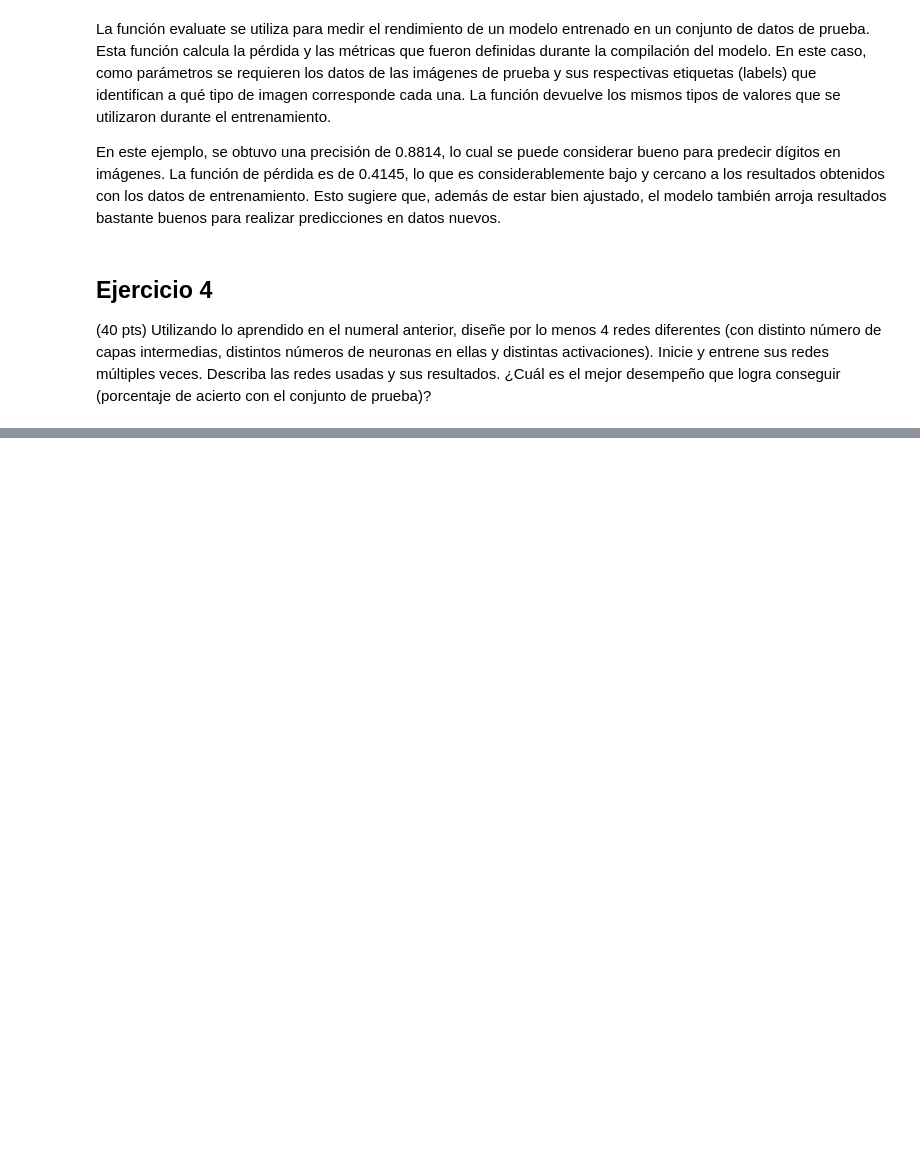
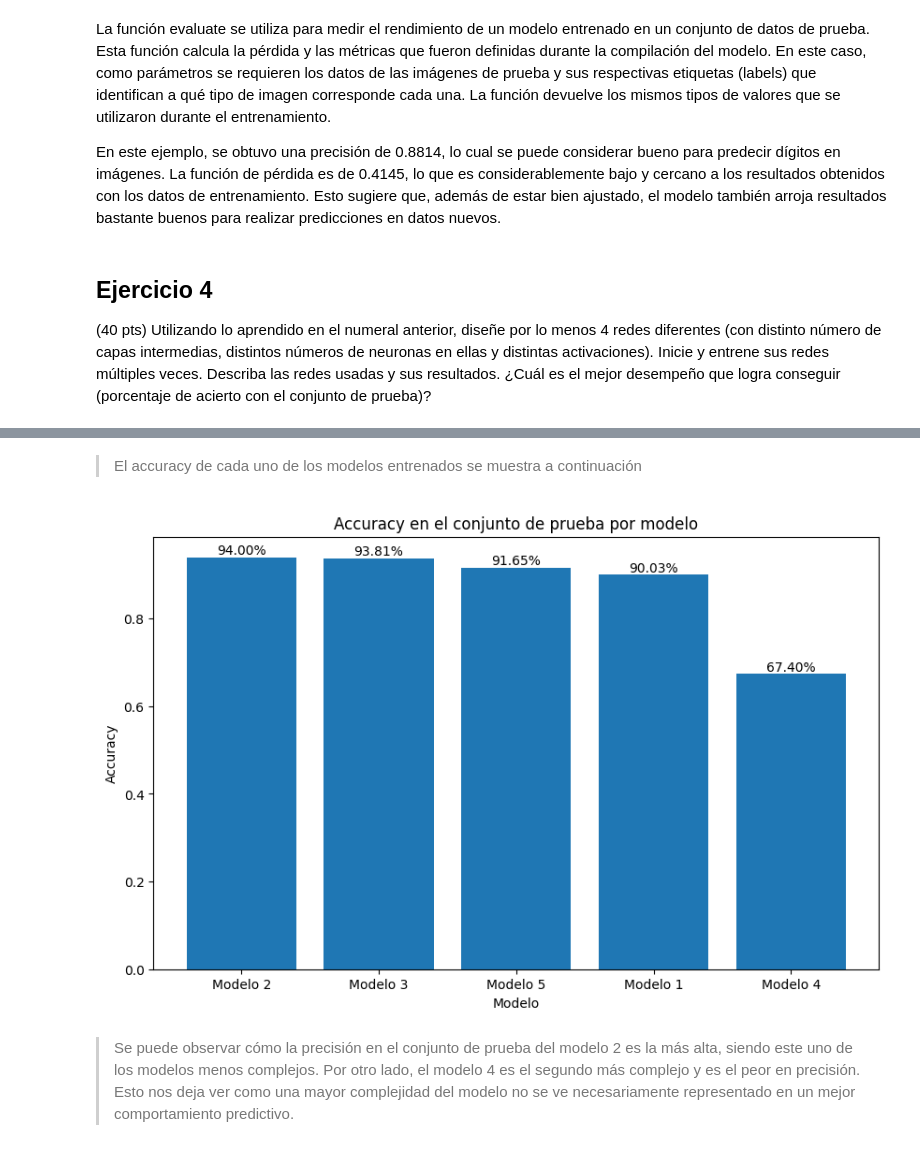
Before and after one commit to allanramirez111/modelos_avanzados_deep_learning, a Jupyter notebook: Talleres/Taller1/Solucion/Taller1.ipynb, the cells around one changed output, grey strips where cells are left out. Saved outputs shown, nothing was run; the diff lists cells and outputs as text; code cells hidden in the pictures; blank space fills up the shorter version.

```diff
--- a/Talleres/Taller1/Solucion/Taller1.ipynb
+++ b/Talleres/Taller1/Solucion/Taller1.ipynb
@@ -195,0 +234,20 @@ prueba)?
+# %%
+# Modelo 3
+# Diseño
+model3 = keras.Sequential([
+    layers.Dense(128, activation="tanh"),
+    layers.Dense(64, activation="tanh"),
+    layers.Dense(10, activation="softmax")
+])
+
+# Compilacion
+model3.compile(optimizer="SGD",
+loss ="SparseCategoricalCrossentropy",
+metrics =["accuracy"])
+
+# Entrenamiento
+model3.fit(train_images, train_labels, epochs=5)
+
+# Guardar accuracy
+test_loss, test_acc = model3.evaluate(test_images, test_labels)
+accuracy.append(test_acc)
@@ -195,0 +334,31 @@ prueba)?
+# %% [markdown]
+> El accuracy de cada uno de los modelos entrenados se muestra a continuación
+# %%
+# Crear la figura y establecer el tamaño
+plt.figure(figsize=(10, 6))
+
+# Nombres de los modelos
+model_names = [f'Modelo {i}' for i in range(1, 6)]
+
+# Ordenar los modelos y las accuracies de mayor a menor
+accuracy_sorted, model_names_sorted = zip(*sorted(zip(accuracy, model_names), reverse=True))
+
+# Graficar el gráfico de barras
+bars = plt.bar(model_names_sorted, accuracy_sorted)
+
+# Agregar título y etiquetas a los ejes
+plt.title('Accuracy en el conjunto de prueba por modelo')
+plt.xlabel('Modelo')
+plt.ylabel('Accuracy')
+
+# Agregar los porcentajes en la parte superior de cada barra
+for bar, acc in zip(bars, accuracy_sorted):
+    yval = bar.get_height()
+    plt.text(bar.get_x() + bar.get_width()/2, yval, f'{acc:.2%}', ha='center', va='bottom')
+
+# Mostrar el gráfico
+plt.show()
+# %% [output]
+[figure, added]
+# %% [markdown]
+> Se puede observar cómo la precisión en el conjunto de prueba del modelo 2 es la más alta, siendo este uno de los modelos menos complejos. Por otro lado, el modelo 4 es el segundo más complejo y es el peor en precisión. Esto nos deja ver como una mayor complejidad del modelo no se ve necesariamente representado en un mejor comportamiento predictivo.
```
Also changed, not shown: parts of 11 cells of this notebook.
